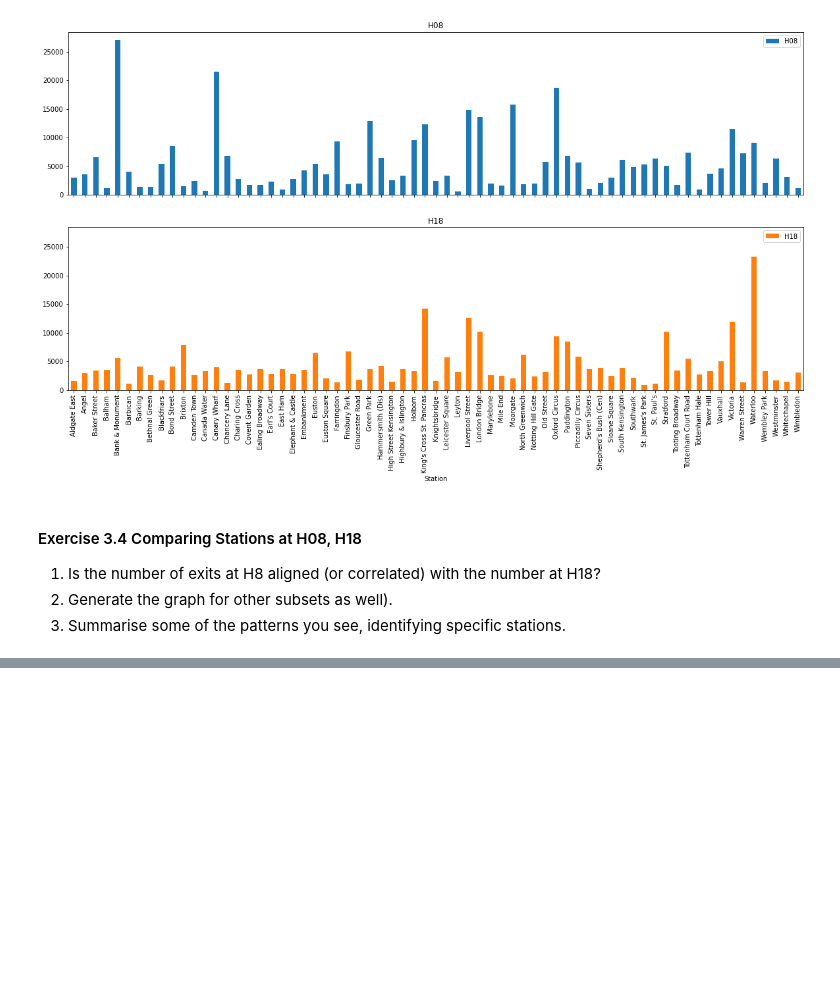
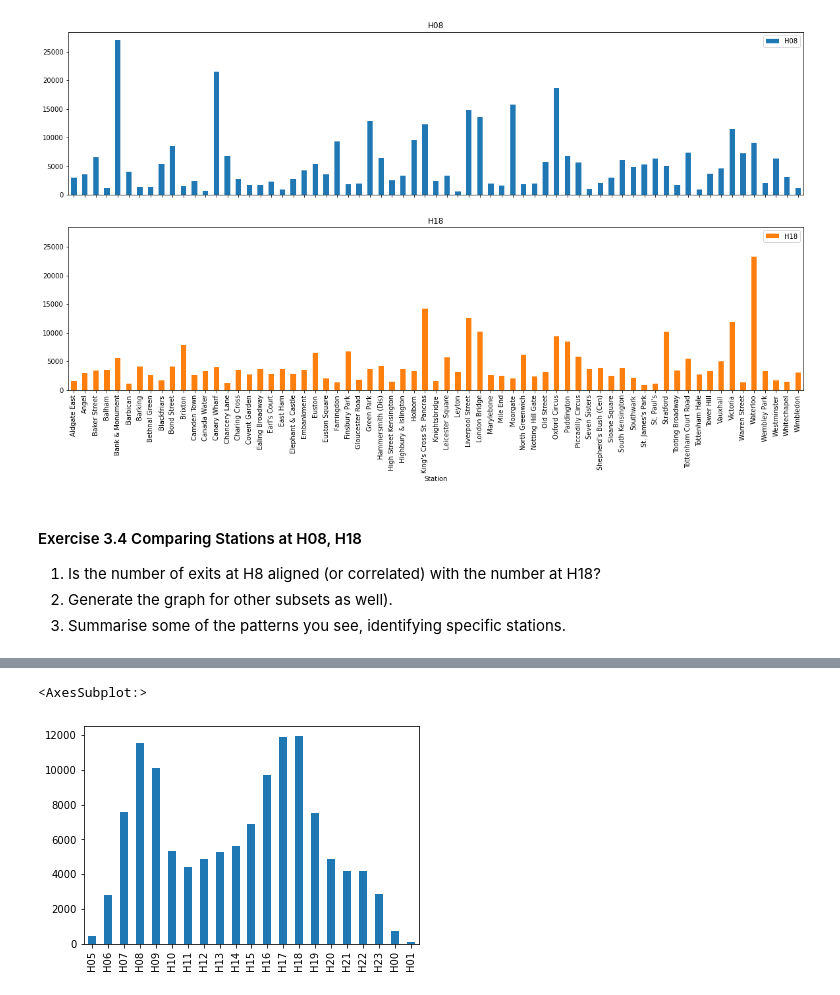
Before and after one commit to elliot-linsey/QMUL, a Jupyter notebook: Statistics/notebook2-v3.ipynb, the cells around one changed output, grey strips where cells are left out. Cells and saved outputs as stored; diff of their text form; code cells hidden in the pictures; blank space fills up the shorter version.

```diff
--- a/Statistics/notebook2-v3.ipynb
+++ b/Statistics/notebook2-v3.ipynb
@@ -576,0 +592,5 @@ ax = exits.loc[totals.Total > 20000, ['H08','H18']].plot(kind='bar', figsize=(20
+# %%
+exits.loc['Victoria'].plot(kind='bar')
+# %% [output]
+<AxesSubplot:>
+[figure, added]
```
Also changed, not shown: parts of 3 cells of this notebook, 1 other file.
